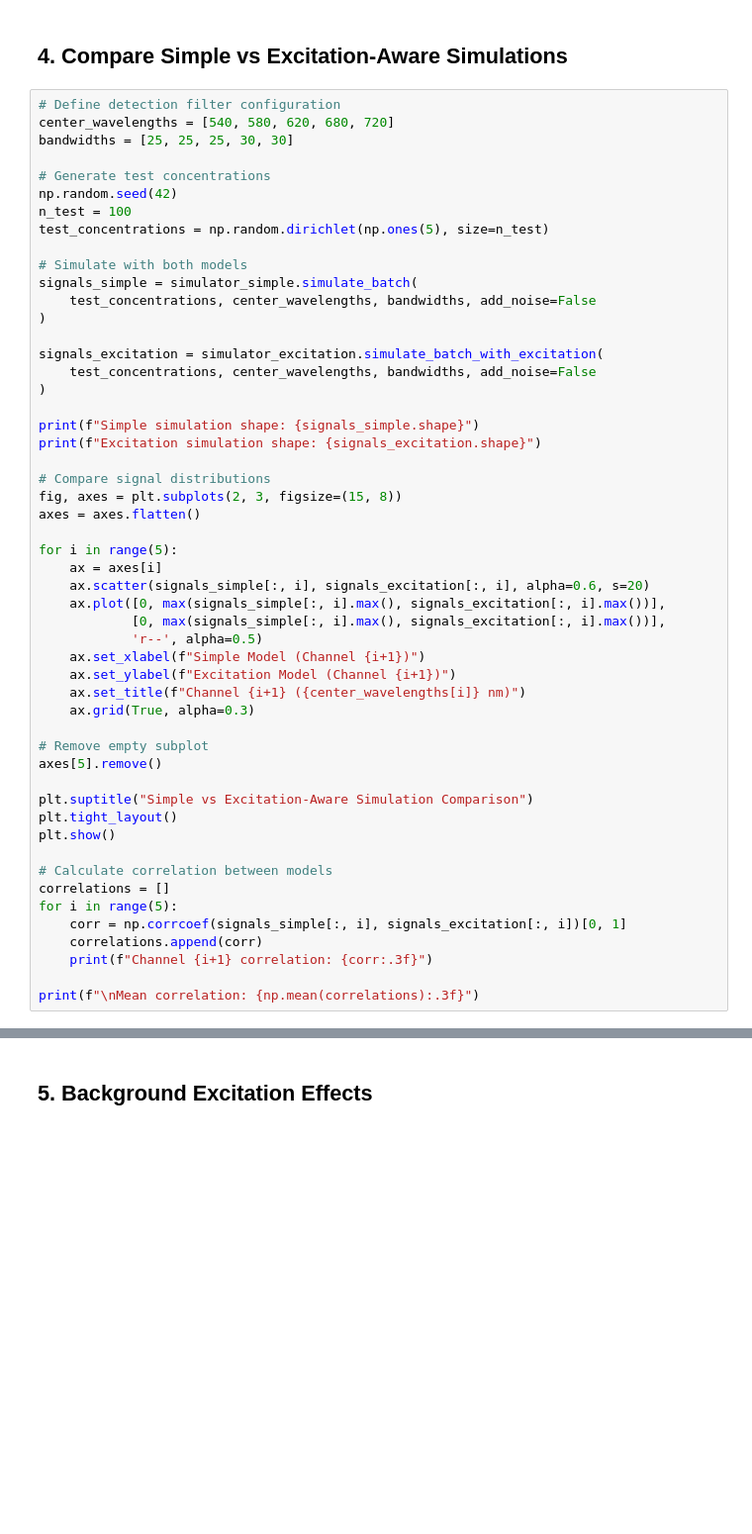
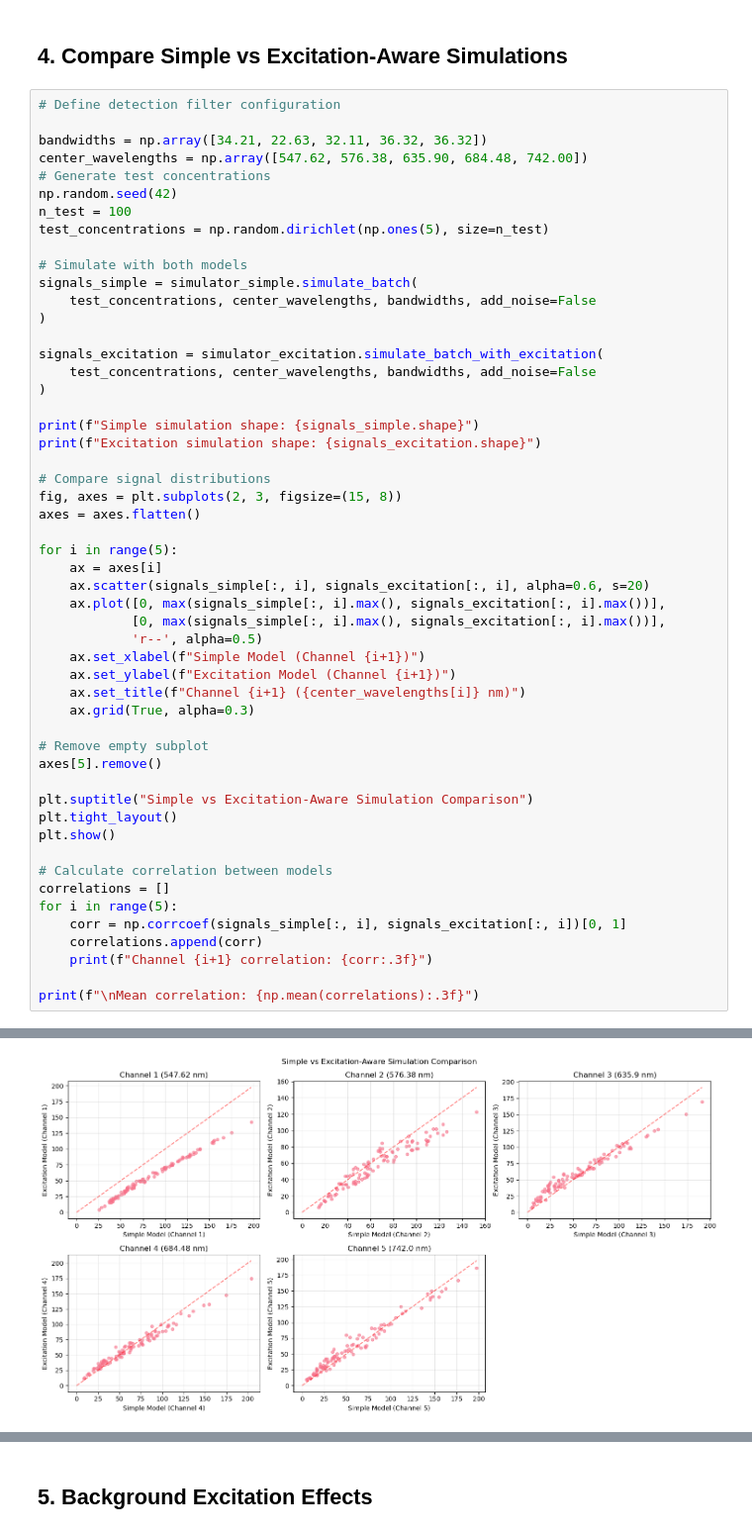
Before and after one commit to boazmohar/sbi-DELTA, a Jupyter notebook: notebooks/excitation_aware_demo.ipynb, the cells around one changed output, grey strips where cells are left out. Shown at 99% size. Saved outputs shown, nothing was run; the diff lists cells and outputs as text; blank space fills up the shorter version.

```diff
--- a/notebooks/excitation_aware_demo.ipynb
+++ b/notebooks/excitation_aware_demo.ipynb
@@ -132,9 +167,9 @@ if simulator_excitation.excitation_wavelengths:
 ## 4. Compare Simple vs Excitation-Aware Simulations
 # %%
 # Define detection filter configuration
-center_wavelengths = [540, 580, 620, 680, 720]
-bandwidths = [25, 25, 25, 30, 30]
 
+bandwidths = np.array([34.21, 22.63, 32.11, 36.32, 36.32])
+center_wavelengths = np.array([547.62, 576.38, 635.90, 684.48, 742.00])
 # Generate test concentrations
 np.random.seed(42)
 n_test = 100
@@ -182,3 +217,4 @@ for i in range(5):
     print(f"Channel {i+1} correlation: {corr:.3f}")
 
 print(f"\nMean correlation: {np.mean(correlations):.3f}")
+# %% [output]
@@ -184,0 +223 @@ print(f"\nMean correlation: {np.mean(correlations):.3f}")
+[figure, added]
```
Also changed, not shown: parts of 7 cells of this notebook, 1 other file.
